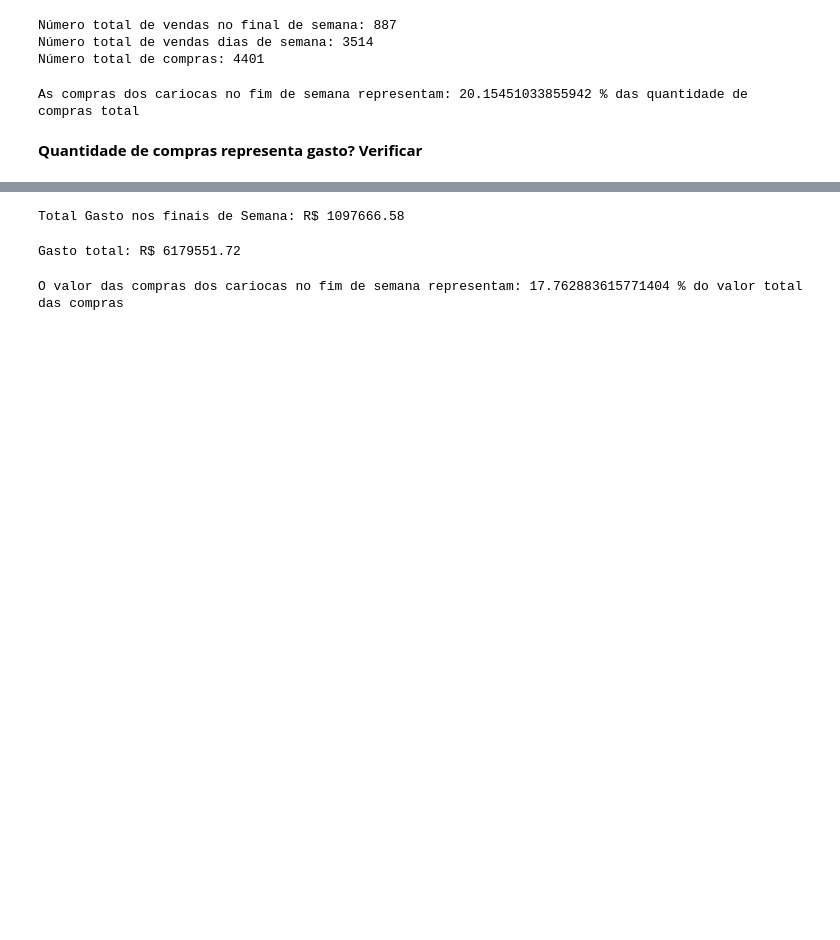
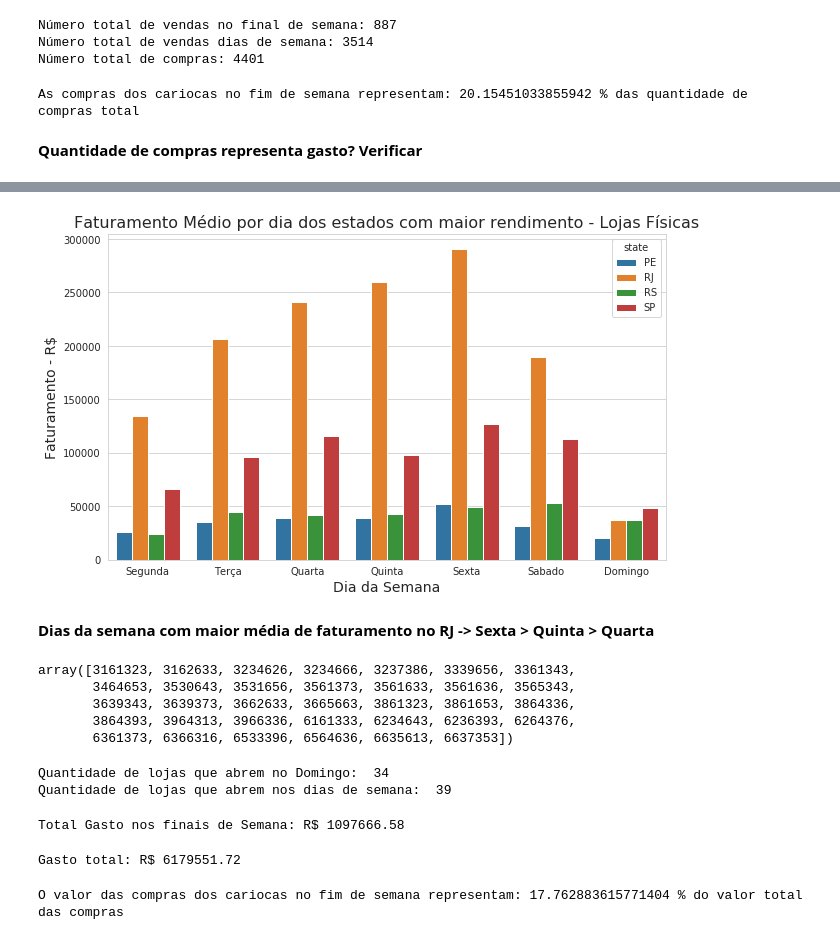
Before and after one commit to vinicvaz/Linx-DataAnalysis, a Jupyter notebook: OfflineDataAnalysis.ipynb, the cells around one changed output, grey strips where cells are left out. Saved outputs shown, nothing was run; the diff lists cells and outputs as text; code cells hidden in the pictures; blank space fills up the shorter version.

Commit message:
Fixed Revenue-Day char and add mean dealing on it

```diff
--- a/OfflineDataAnalysis.ipynb
+++ b/OfflineDataAnalysis.ipynb
@@ -418,3 +445,54 @@ plt.savefig('./Images/Offline/Revenue-Day-Bests-Offline.jpg')
+# %%
+## Função pra realizar a média do faturamento por dia da semana
+def get_mean(index):
+    if df_dias.loc[index].weekday>=3 and df_dias.loc[index].weekday<=5:
+        return df_dias.loc[index].price/5
+    else:
+        return df_dias.loc[index].price/4
+# %%
+## DataFrame auxiliar com a média do faturamento por dia da semana
+df_mean = pd.DataFrame(columns=['state','weekday','price'])
+for index, row in df_dias.iterrows():
+    size = len(df_mean)
+    estado = df_dias.loc[index].state
+    weekday = df_dias.loc[index].weekday
+    price = get_mean(index)
+
+    df_mean = df_mean.set_value(size,'state',estado)
+    df_mean = df_mean.set_value(size,'weekday',weekday)
+    df_mean = df_mean.set_value(size,'price',price)
+# %%
+## Plot de faturamento por dia dos melhores estados
+plt.figure(figsize=(10,6))
+ax1 = sns.barplot(x='weekday',y='price', hue='state', data= df_mean, ci=0, palette='tab10')
+ax1.set_xlabel('Dia da Semana', fontsize=14)
+ax1.set_ylabel('Faturamento - R$', fontsize=14)
+ax1.set_xticklabels(['Segunda','Terça','Quarta','Quinta','Sexta','Sabado','Domingo'])
+ax1.set_title('Faturamento Médio por dia dos estados com maior rendimento - Lojas Físicas', fontsize=16)
+plt.savefig('./Images/Offline/Revenue-Day-Mean-Bests-Offline.jpg')
+# %% [output]
+[figure, added]
+# %% [markdown]
+**Dias da semana com maior média de faturamento no RJ -> Sexta > Quinta > Quarta**
+# %%
+my_aux = df.groupby(['store_id','state','weekday']).sum()
+my_aux.reset_index(inplace=True)
+
+my_aux1 = my_aux[(my_aux.weekday==6) | (my_aux.weekday==5)].groupby(['store_id','state','weekday']).sum()
+
+my_aux2 = my_aux[(my_aux.weekday!=6) | (my_aux.weekday!=5)].groupby(['store_id','state','weekday']).sum()
+# %% [output]
+array([3161323, 3162633, 3234626, 3234666, 3237386, 3339656, 3361343,
+       3464653, 3530643, 3531656, 3561373, 3561633, 3561636, 3565343,
+       3639343, 3639373, 3662633, 3665663, 3861323, 3861653, 3864336,
+       3864393, 3964313, 3966336, 6161333, 6234643, 6236393, 6264376,
+       6361373, 6366316, 6533396, 6564636, 6635613, 6637353])
+# %%
+print('Quantidade de lojas que abrem no Domingo: ', len(my_aux[my_aux.weekday==6].store_id.unique()))
+print('Quantidade de lojas que abrem nos dias de semana: ', len(my_aux2.reset_index().store_id.unique()))
+# %% [output]
+Quantidade de lojas que abrem no Domingo:  34
+Quantidade de lojas que abrem nos dias de semana:  39
 # %%
 store_week = cariocas.groupby(['store_id', 'weekday']).sum()
 # %%
```
Also changed, not shown: parts of 10 cells of this notebook, 2 other files.
